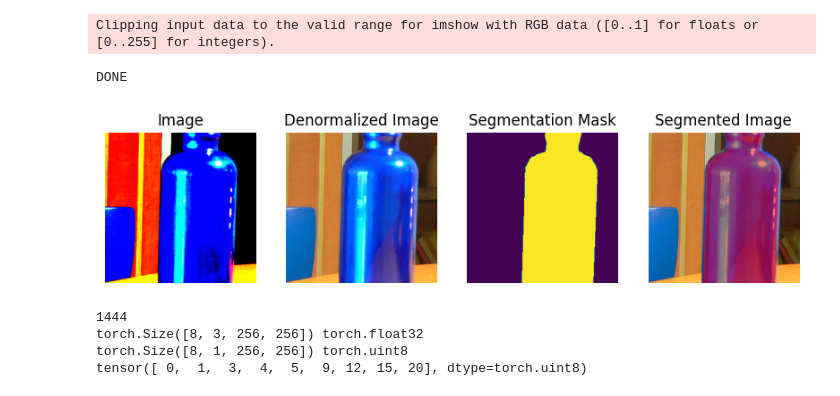
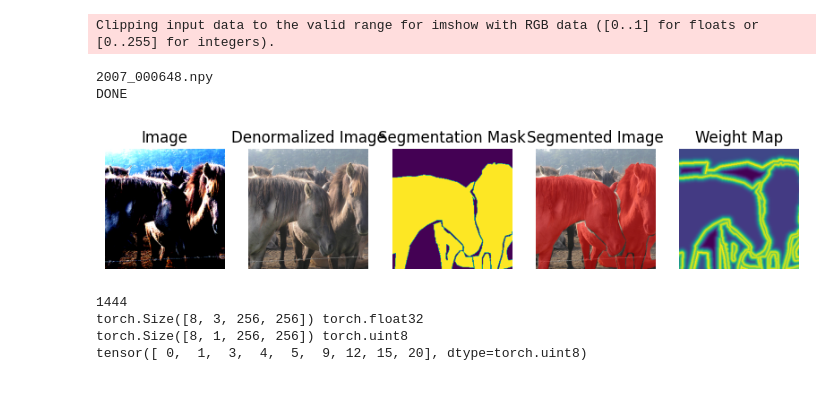
Before and after one commit to hjmillard/U-Net, a Jupyter notebook: dataset.ipynb, the cells around one changed output. Drawn from its saved outputs; the diff is of its cells as text; code cells hidden in the pictures.

Commit message:
refactored(dataset.ipynb): Refactored VocDataset to return image, mask and weights, and their respective file paths.

```diff
--- a/dataset.ipynb
+++ b/dataset.ipynb
@@ -225,45 +247,56 @@ def denormalize(img_tensor):
     img = img_tensor * std + mean
     return img.clamp(0, 1)
 
+nxt = next(iter(dataloader))
+print(Path(nxt['weight_path'][0]).name)
+
+
 # View a batch
-for images, masks in dataloader:
+for nxt in dataloader:
 
     print('DONE')
 
-    img = images[0].permute(1, 2, 0).numpy()
-    mask = masks[0].permute(1, 2, 0).numpy().astype('int64')
+    img = nxt['image'][0].permute(1, 2, 0).numpy()
+    mask = nxt['mask'][0].permute(1, 2, 0).numpy().astype('int64')
+    weight_map = nxt['weight_map'].permute(1, 2, 0).numpy()
 
     plt.figure(figsize=(10, 4))
-    plt.subplot(1, 4, 1)
+    plt.subplot(1, 5, 1)
     plt.imshow(img)
     plt.title("Image")
     plt.axis('off')
 
-    image = denormalize(images[0]).permute(1, 2, 0).numpy()
-    plt.subplot(1, 4, 2)
+    image = denormalize(nxt['image'][0]).permute(1, 2, 0).numpy()
+    plt.subplot(1, 5, 2)
     plt.imshow(image)
     plt.title("Denormalized Image")
     plt.axis('off')
 
-    plt.subplot(1, 4, 3)
+    plt.subplot(1, 5, 3)
     plt.imshow(mask)
     plt.title("Segmentation Mask")
     plt.axis('off')
 
-    masked_pixels = masks[0] != torch.zeros_like(masks[0])
+    masked_pixels = nxt['mask'][0] != torch.zeros_like(nxt['mask'][0])
     masked_image = torchvision.utils.draw_segmentation_masks((torch.from_numpy(image)*255).clamp(0, 255).permute(2, 0, 1).to(torch.uint8), masked_pixels, alpha=0.5, colors=(255, 0, 0))
     # masked_image = torchvision.utils.draw_segmentation_masks(images[0].to(torch.uint8), masked_pixels, 0.6, (0, 128, 128))
-    plt.subplot(1, 4, 4)
+    plt.subplot(1, 5, 4)
     plt.imshow(masked_image.permute(1, 2, 0))
     plt.title("Segmented Image")
     plt.axis('off')
 
+    plt.subplot(1, 5, 5)
+    plt.imshow(weight_map)
+    plt.title('Weight Map')
+    plt.axis('off')
+
     plt.show()
     break
 # %% [output]
 Clipping input data to the valid range for imshow with RGB data ([0..1] for floats or [0..255] for integers).
+2007_000648.npy
 DONE
-[figure, old version]
+[figure, new version]
 # %%
 def get_data_loader(data_dir, image_transform, mask_transform, crop_size, dataset, batch_size):
     '''dataset must be one of the following: "train", "val" or "test"'''
```
Also changed, not shown: parts of 16 cells of this notebook.
